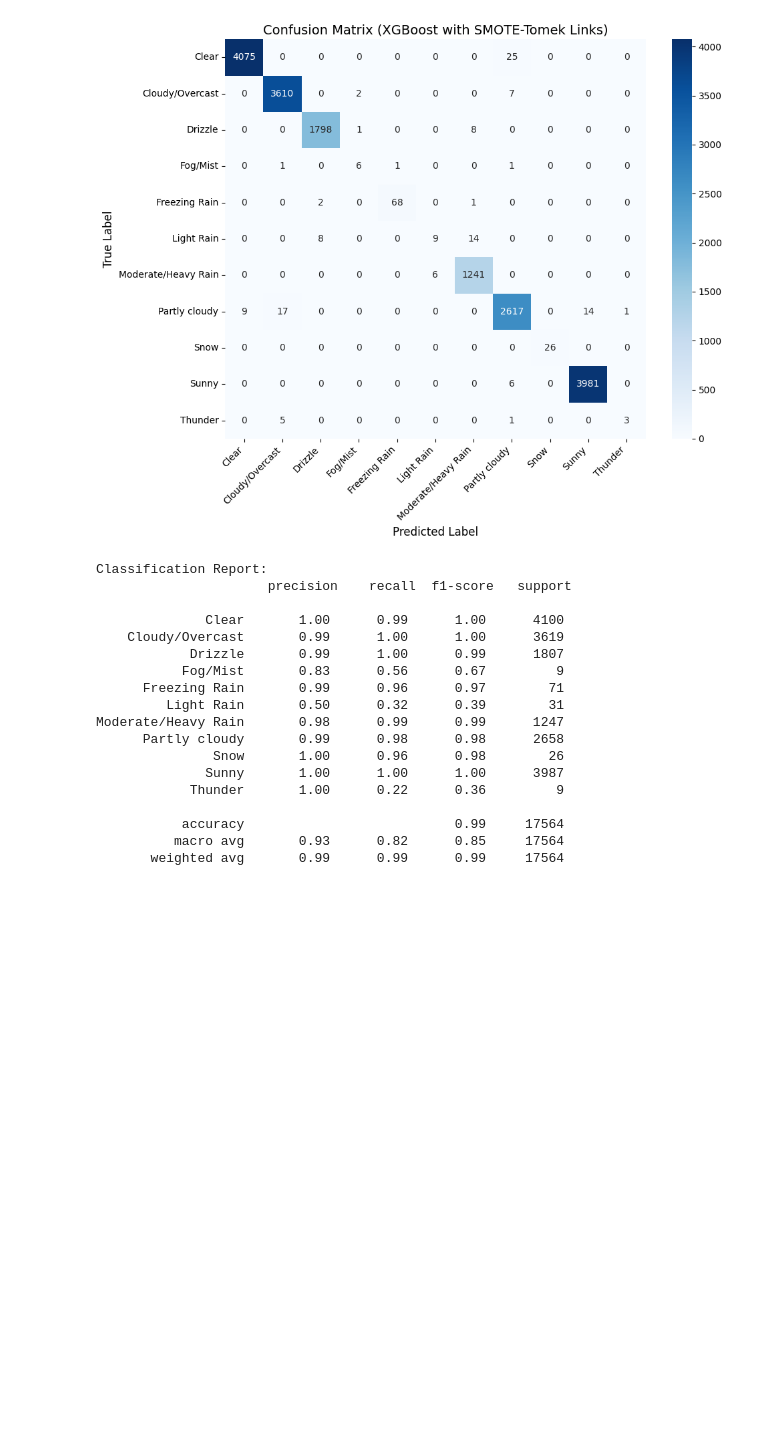
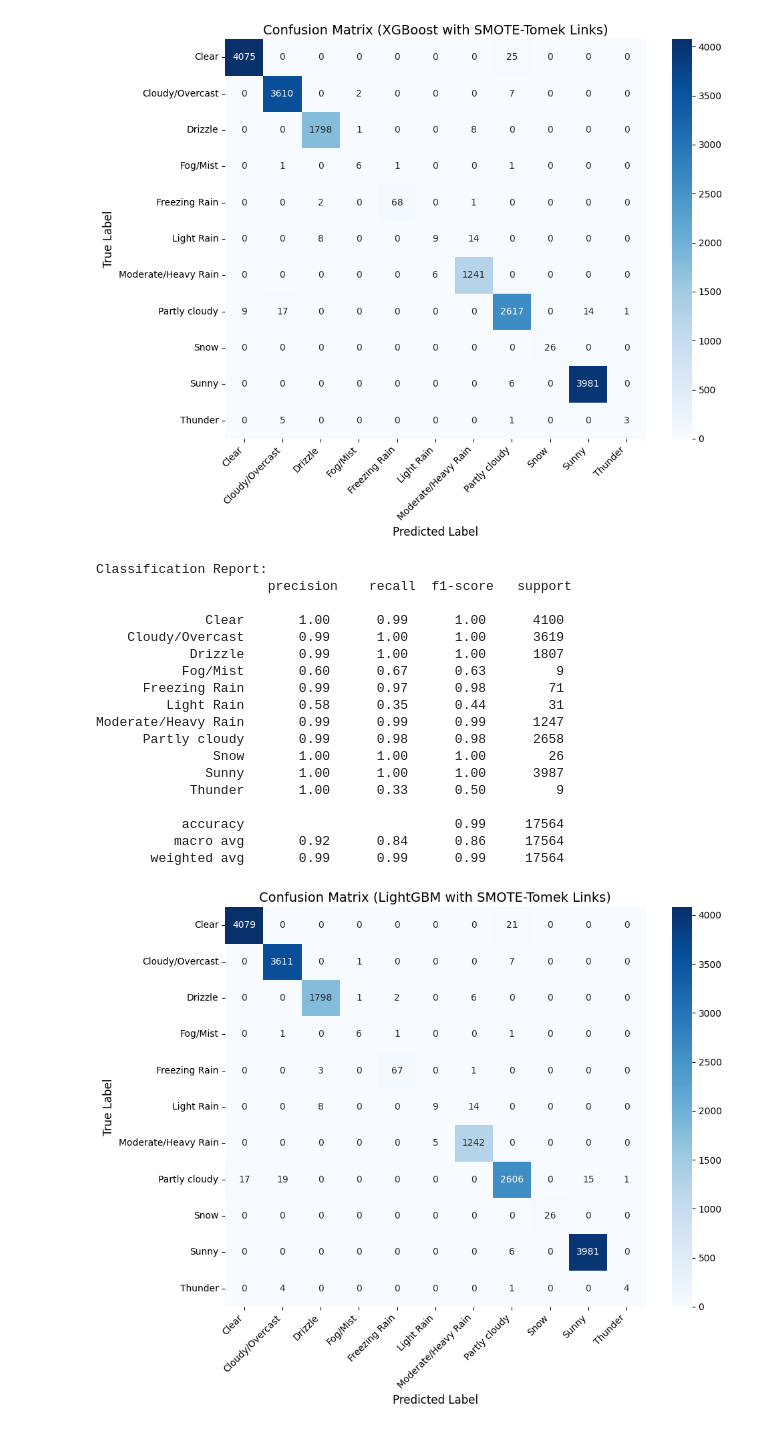
Before and after one commit to votienkhoa/weather-predictor, a Jupyter notebook: V_Model.ipynb, the cells around one changed output. Drawn from its saved outputs; the diff is of its cells as text; code cells hidden in the pictures; blank space fills up the shorter version.

```diff
--- a/V_Model.ipynb
+++ b/V_Model.ipynb
@@ -47,4 +41,0 @@ pipeline = make_pipeline(
-# %%
-pipeline.fit(X_train, y_train)
-
-y_pred = pipeline.predict(X_test)
@@ -112,8 +45,8 @@ from imblearn.combine import SMOTETomek
 from imblearn.under_sampling import TomekLinks
 
 pipeline_xgb = make_pipeline(
-    SMOTETomek(tomek=TomekLinks(sampling_strategy='majority')),
-    XGBClassifier(n_estimators=200, max_depth=12, random_state=42,
+    SMOTETomek(sampling_strategy='auto', random_state=42),
+    XGBClassifier(n_estimators=800, max_depth=6, random_state=42,
                    use_label_encoder=False, eval_metric='mlogloss')
 )
 pipeline_xgb.fit(X_train, y_train)
@@ -121,7 +54,7 @@ pipeline_xgb.fit(X_train, y_train)
 # Dự đoán
 y_pred_xgb = pipeline_xgb.predict(X_test)
 
-# In báo cáo phân loại (giả sử bạn đã có label_encoder cho nhãn gốc)
+
 print("Classification Report:\n",
       classification_report(y_test, y_pred_xgb, target_names=class_names))
 # %% [output]
@@ -143,7 +96,7 @@ plt.show()
 
 pipeline_lgbm = make_pipeline(
     SMOTETomek(tomek=TomekLinks(sampling_strategy='majority')),
-    LGBMClassifier(random_state=42, verbose=-1)
+    LGBMClassifier(num_leaves=500, max_depth=10,random_state=42, verbose=-1)
 )
 pipeline_lgbm.fit(X_train, y_train)
 
@@ -157,16 +110,16 @@ Classification Report:
 
               Clear       1.00      0.99      1.00      4100
     Cloudy/Overcast       0.99      1.00      1.00      3619
-            Drizzle       0.99      1.00      0.99      1807
-           Fog/Mist       0.83      0.56      0.67         9
-      Freezing Rain       0.99      0.96      0.97        71
-         Light Rain       0.50      0.32      0.39        31
-Moderate/Heavy Rain       0.98      0.99      0.99      1247
+            Drizzle       0.99      1.00      1.00      1807
+           Fog/Mist       0.60      0.67      0.63         9
+      Freezing Rain       0.99      0.97      0.98        71
+         Light Rain       0.58      0.35      0.44        31
+Moderate/Heavy Rain       0.99      0.99      0.99      1247
       Partly cloudy       0.99      0.98      0.98      2658
-               Snow       1.00      0.96      0.98        26
+               Snow       1.00      1.00      1.00        26
               Sunny       1.00      1.00      1.00      3987
-            Thunder       1.00      0.22      0.36         9
+            Thunder       1.00      0.33      0.50         9
 
            accuracy                           0.99     17564
-          macro avg       0.93      0.82      0.85     17564
+          macro avg       0.92      0.84      0.86     17564
        weighted avg       0.99      0.99      0.99     17564
@@ -175,3 +126,16 @@ from sklearn.neighbors import KNeighborsClassifier
+# %%
+cm = confusion_matrix(y_test, y_pred_xgb)
+plt.figure(figsize=(10, 8))
+sns.heatmap(cm, annot=True, fmt='d', cmap='Blues', xticklabels=class_names, yticklabels=class_names)
+plt.title('Confusion Matrix (LightGBM with SMOTE-Tomek Links)', fontsize=14)
+plt.xlabel('Predicted Label', fontsize=12)
+plt.ylabel('True Label', fontsize=12)
+plt.xticks(rotation=45, ha='right')
+plt.yticks(rotation=0)
+plt.tight_layout()
+plt.show()
+# %% [output]
+[figure, added]
 # %%
 kf = StratifiedKFold(n_splits=5, shuffle=True, random_state=42)
 # %%
```
Also changed, not shown: parts of 7 cells of this notebook, 2 other files.
